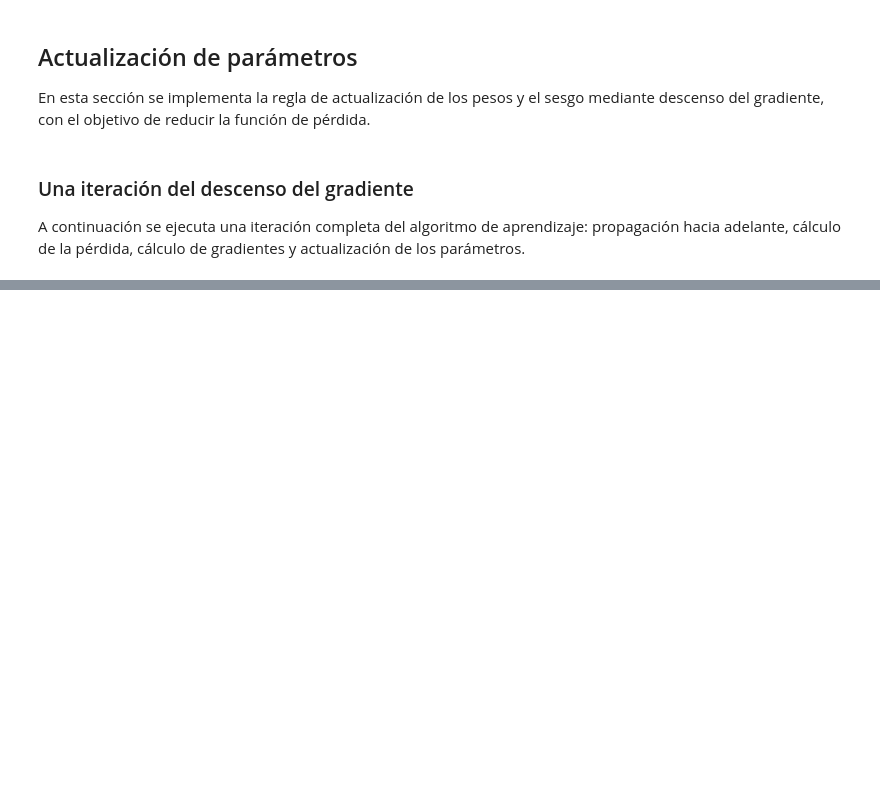
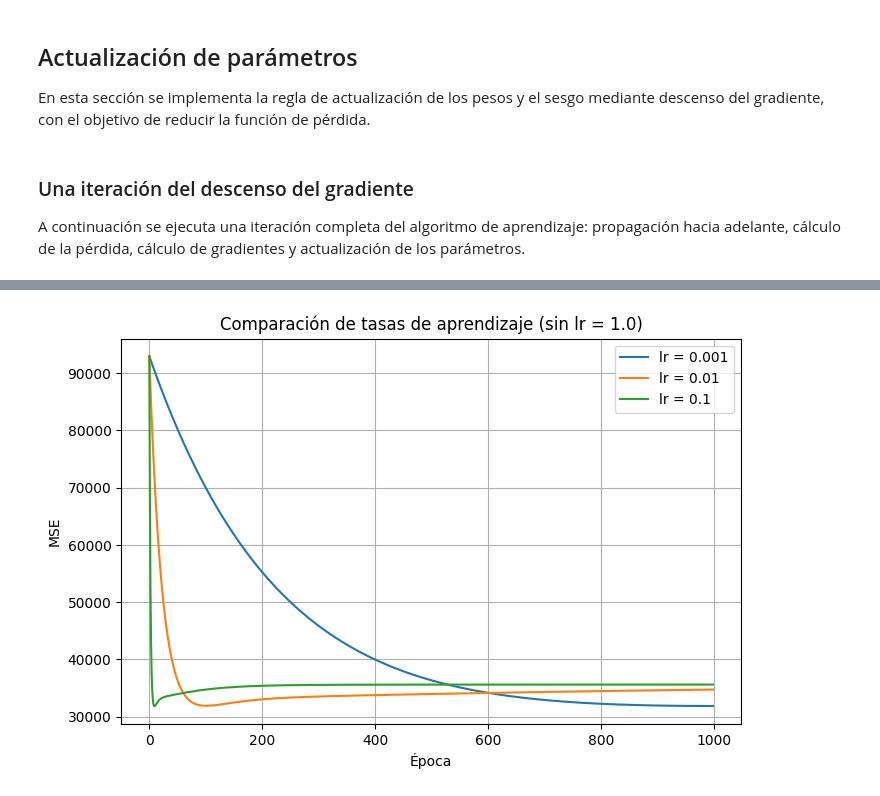
Before and after one commit to hcifuentes09/Examen-Pr-ctico-Redes-Neuronales, a Jupyter notebook: notebooks/exploration.ipynb, the cells around one changed output, grey strips where cells are left out. Saved outputs shown, nothing was run; the diff lists cells and outputs as text; code cells hidden in the pictures; blank space fills up the shorter version.

```diff
--- a/notebooks/exploration.ipynb
+++ b/notebooks/exploration.ipynb
@@ -245,0 +366,14 @@ Pérdida después: 90167.58732431363
+# %%
+plt.figure(figsize=(8, 5))
+
+for lr in [0.001, 0.01, 0.1]:
+    plt.plot(historiales[lr], label=f"lr = {lr}")
+
+plt.xlabel("Época")
+plt.ylabel("MSE")
+plt.title("Comparación de tasas de aprendizaje (sin lr = 1.0)")
+plt.legend()
+plt.grid(True)
+plt.show()
+# %% [output]
+[figure, added]
```
Also changed, not shown: parts of 16 cells of this notebook, 5 other files.
